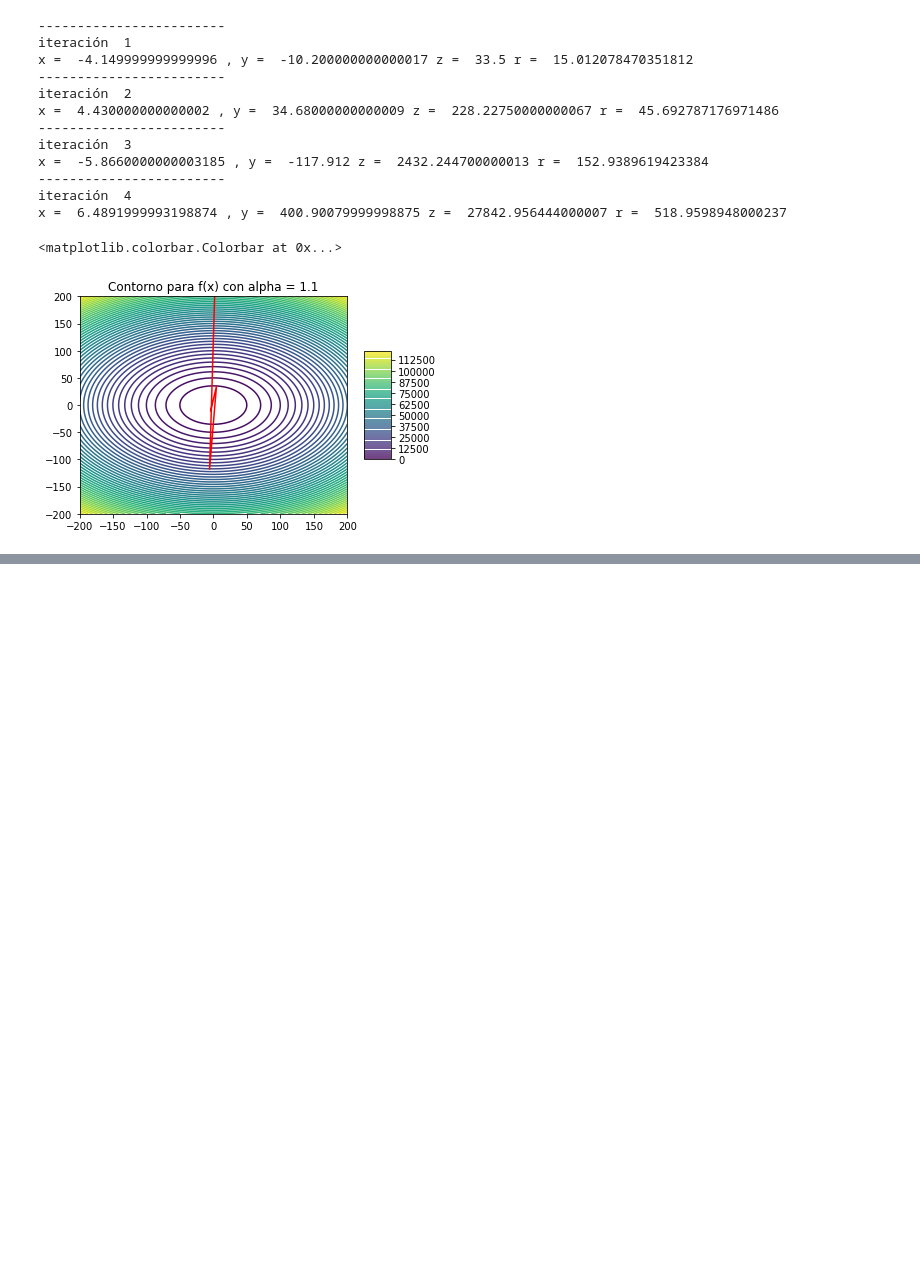
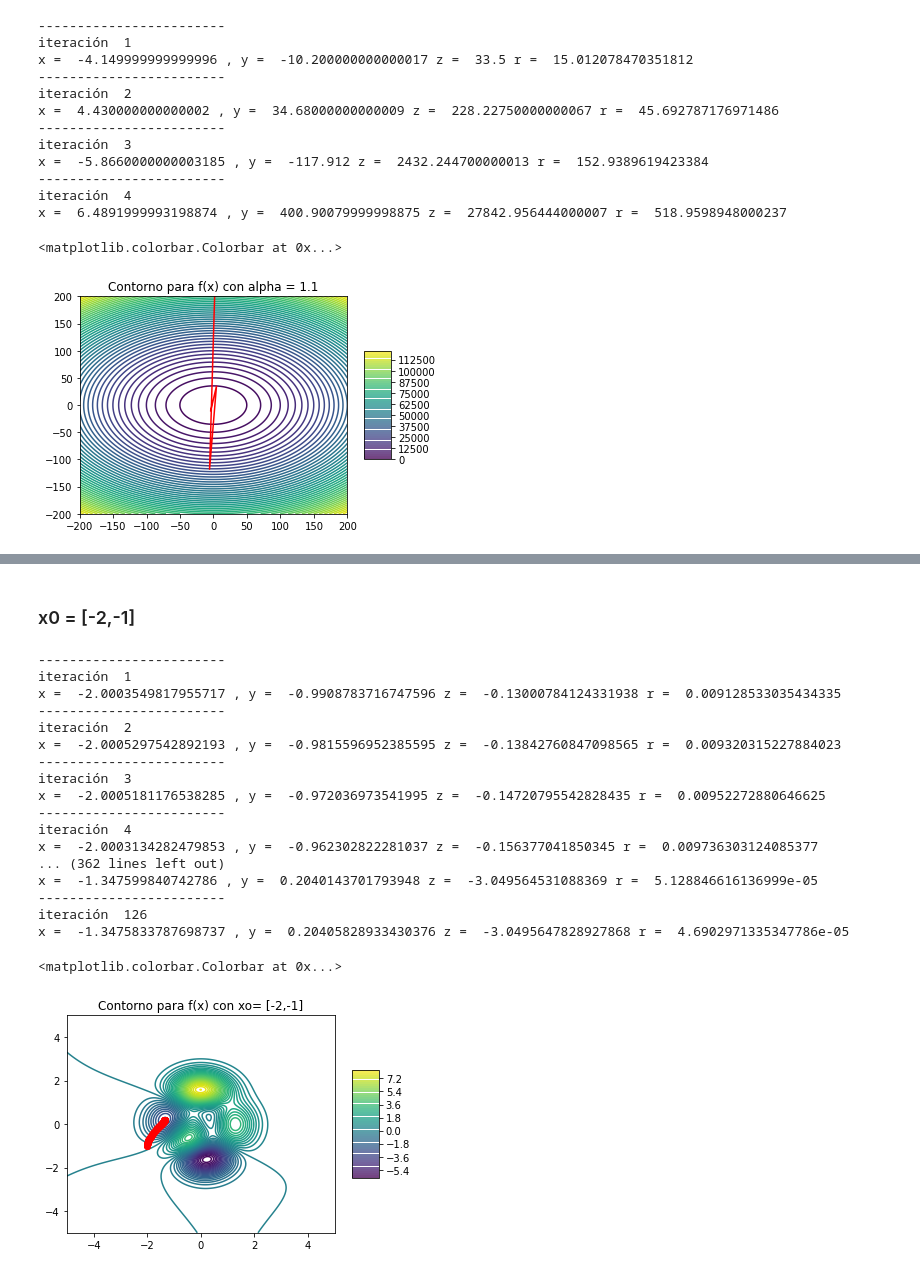
Before and after one commit to lab-optimizacion-202220/descenso_de_gradiente, a Jupyter notebook: lab_gradiente.ipynb, the cells around one changed output, grey strips where cells are left out. Saved outputs shown, nothing was run; the diff lists cells and outputs as text; code cells hidden in the pictures; blank space fills up the shorter version.

```diff
--- a/lab_gradiente.ipynb
+++ b/lab_gradiente.ipynb
@@ -228,0 +300,38 @@ plt.colorbar(ax,shrink=0.5,aspect=4)
+# %% [markdown]
+### x0 = [-2,-1]
+# %%
+xo2= [-2,-1]
+
+vx,vy=des_grad (xo2,n,alpha,r)
+x1 = np.linspace(-5,5,500)
+x2 = np.linspace(-5,5,500)
+X1,Y1 = np.meshgrid(x1,x2)
+
+# A1
+plt.figure(4)
+plt.title("Contorno para f(x) con xo= [-2,-1]")
+
+Z =((3*(1-X1)**2)*e**(-(X1**2)-(Y1+1)**2)) -(10*(0.2*X1-X1**3-Y1**5)*e**(-X1**2 -Y1**2)) - (0.333*e**(-(X1+1)**2 -Y1**2))
+ax=plt.contour(X1,Y1,Z,50)
+plt.plot(vx,vy,"-o",color="red")
+plt.colorbar(ax,shrink=0.5,aspect=4)
+# %% [output]
+------------------------
+iteración  1
+x =  -2.0003549817955717 , y =  -0.9908783716747596 z =  -0.13000784124331938 r =  0.009128533035434335
+------------------------
+iteración  2
+x =  -2.0005297542892193 , y =  -0.9815596952385595 z =  -0.13842760847098565 r =  0.009320315227884023
+------------------------
+iteración  3
+x =  -2.0005181176538285 , y =  -0.972036973541995 z =  -0.14720795542828435 r =  0.00952272880646625
+------------------------
+iteración  4
+x =  -2.0003134282479853 , y =  -0.962302822281037 z =  -0.156377041850345 r =  0.009736303124085377
+... (362 lines left out)
+x =  -1.347599840742786 , y =  0.2040143701793948 z =  -3.049564531088369 r =  5.128846616136999e-05
+------------------------
+iteración  126
+x =  -1.3475833787698737 , y =  0.20405828933430376 z =  -3.0495647828927868 r =  4.6902971335347786e-05
+<matplotlib.colorbar.Colorbar at 0x...>
+[figure, added]
```
Also changed, not shown: parts of 12 cells of this notebook.
